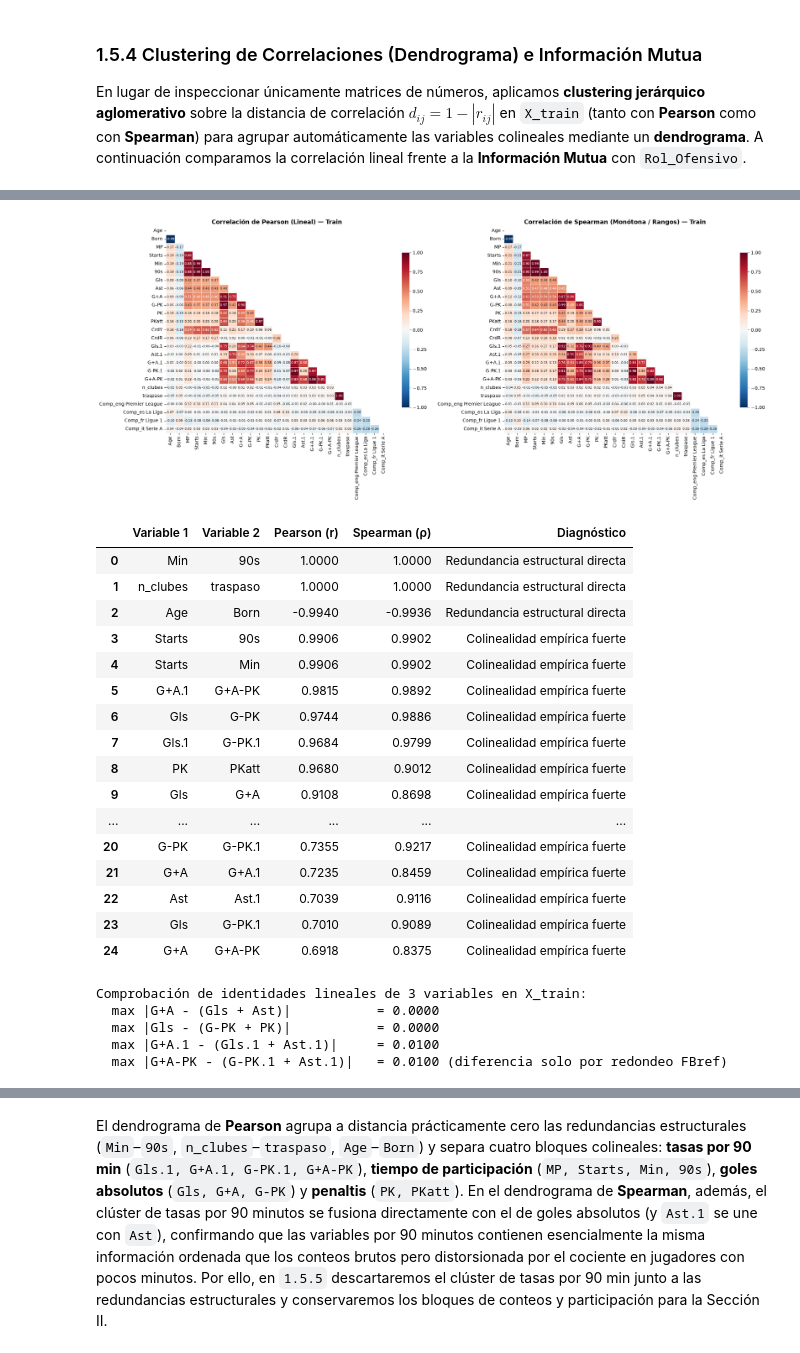
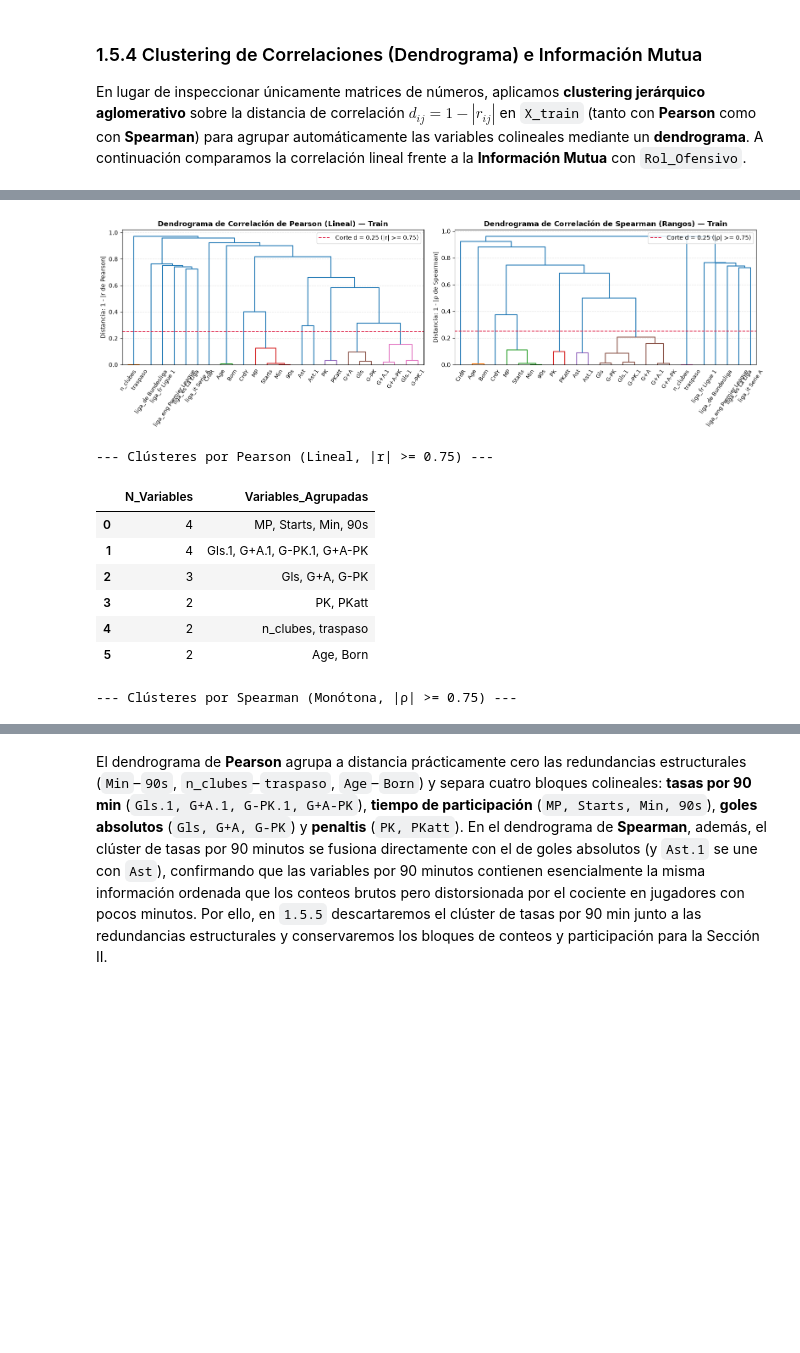
Before and after one commit to alexalvrz-yeah/Proyecto-Fusball, a Jupyter notebook: fussball.ipynb, the cells around one changed output, grey strips where cells are left out. Saved outputs shown, nothing was run; the diff lists cells and outputs as text; code cells hidden in the pictures; blank space fills up the shorter version.

```diff
--- a/fussball.ipynb
+++ b/fussball.ipynb
@@ -403,8 +419,3 @@ En el caso de *Comp*, vamos a hacer *one hot encoding* porque queremos saber a q
 En el de *Pos* lo que haremos es convertirla en una binaria, queremos saber si el jugador juega de delantero (tiene FW o alguna combinación que lo incluya) o no. Arriba hemos visto que los que contienen *foward* son FW, MFFW, FWMF y DFFW, serán 1. El resto serán 0.
 
 Hagamos las transformaciones:
-# %%
-df_filtrado = pd.get_dummies(df_filtrado, columns=['Comp'], dtype=int, drop_first=True) # perdemos bundesliga
-# pero si no perteneces a ninguna de las cuatro ligas representadas por el dummy, eres de la bundesliga
-# no pierdes info ni eres redundante asi
-df_filtrado.head()
@@ -461,8 +464,5 @@ Disponemos de 2181 jugadores y 26 atributos.
 # %% [markdown]
 Hemos reducido bastantes dimensiones, teniendo en cuenta que luego vamos a quitar más.
-# %%
-cols = ["Comp_eng Premier League","Comp_es La Liga","Comp_fr Ligue 1","Comp_it Serie A","Rol_Ofensivo","traspaso"]
-df_filtrado[cols] = df_filtrado[cols].astype('category')
 # %% [markdown]
 ## 1.5 EDA
 
@@ -982,10 +985,9 @@ Diferencia máxima |G+A-PK - (G-PK.1 + Ast.1)|: 0.01
 # %% [markdown]
 #### 1.5.3.15 `Comp` y `traspaso` *(y `n_clubes`)*
 # %%
-# 1.5.3.15 Comp (Liga) y traspaso (y comprobación de equivalencia con n_clubes)
 print('¿Son n_clubes y traspaso 100% equivalentes en Train?:', (X_train['n_clubes'] == (X_train['traspaso'].astype(int) + 1)).all())
 
-comp_cols = ['Comp_eng Premier League', 'Comp_es La Liga', 'Comp_fr Ligue 1', 'Comp_it Serie A']
+comp_cols = ['liga_eng Premier League', 'liga_es La Liga', 'liga_fr Ligue 1', 'liga_it Serie A']
 liga_train = pd.Series('de Bundesliga', index=X_train.index, name='Liga')
 for cc in comp_cols:
     liga_train.loc[X_train[cc].astype(int) == 1] = cc.replace('Comp_', '')
@@ -1043,30 +1053,30 @@ En lugar de inspeccionar únicamente matrices de números, aplicamos **clusterin
 # %%
-from scipy.cluster.hierarchy import linkage, dendrogram, fcluster
-from scipy.spatial.distance import squareform
-
-# Matriz numérica completa de X_train
-X_train_num = X_train.copy()
+X_train_num = X_train.drop(columns='Comp').copy()
 for c in X_train_num.columns:
     if not pd.api.types.is_numeric_dtype(X_train_num[c]):
+        X_train_num[c] = X_train_num[c].astype(float)
+    elif X_train_num[c].dtype == bool:
         X_train_num[c] = X_train_num[c].astype(int)
 
-corr_pearson = X_train_num.corr(method='pearson')
-corr_spearman = X_train_num.corr(method='spearman')
+corr_pearson = X_train_num.corr(method='pearson').fillna(0)
+corr_spearman = X_train_num.corr(method='spearman').fillna(0)
 
-# Distancias de correlación d(i, j) = 1 - |r_ij|
+# d(i, j) = 1 - |r_ij|
 dist_p = 1 - np.abs(corr_pearson.values)
 dist_s = 1 - np.abs(corr_spearman.values)
+dist_p = (dist_p + dist_p.T) / 2
+dist_s = (dist_s + dist_s.T) / 2
 np.fill_diagonal(dist_p, 0)
 np.fill_diagonal(dist_s, 0)
 
-Z_pearson = linkage(squareform(np.clip(dist_p, 0, None)), method='average')
-Z_spearman = linkage(squareform(np.clip(dist_s, 0, None)), method='average')
+Z_pearson = linkage(squareform(np.clip(dist_p, 0, None), checks=False), method='average')
+Z_spearman = linkage(squareform(np.clip(dist_s, 0, None), checks=False), method='average')
 umbral_dist = 0.25  # equivale a correlación media |r| >= 0.75 dentro del clúster
 
-# Dendrogramas comparativos (Pearson vs. Spearman)
+# dendogramas
 fig, axes = plt.subplots(1, 2, figsize=(16, 5.2))
 
-dendrogram(Z_pearson, labels=X_train_num.columns, leaf_rotation=55, leaf_font_size=9,
+dendrogram(Z_pearson, labels=X_train_num.columns.tolist(), leaf_rotation=55, leaf_font_size=9,
            color_threshold=umbral_dist, ax=axes[0])
 axes[0].axhline(umbral_dist, color='crimson', linestyle='--', linewidth=1.3,
                 label=f'Corte d = {umbral_dist} (|r| >= {1-umbral_dist:.2f})')
@@ -1074,62 +1084,42 @@ axes[0].set_ylabel('Distancia: 1 - |r de Pearson|')
 axes[0].set_title('Dendrograma de Correlación de Pearson (Lineal) — Train', fontweight='bold')
 axes[0].legend()
 axes[0].grid(axis='y', linestyle='--', alpha=0.35)
 
-dendrogram(Z_spearman, labels=X_train_num.columns, leaf_rotation=55, leaf_font_size=9,
+dendrogram(Z_spearman, labels=X_train_num.columns.tolist(), leaf_rotation=55, leaf_font_size=9,
            color_threshold=umbral_dist, ax=axes[1])
 axes[1].axhline(umbral_dist, color='crimson', linestyle='--', linewidth=1.3,
                 label=f'Corte d = {umbral_dist} (|ρ| >= {1-umbral_dist:.2f})')
 axes[1].set_ylabel('Distancia: 1 - |ρ de Spearman|')
 axes[1].set_title('Dendrograma de Correlación de Spearman (Rangos) — Train', fontweight='bold')
 axes[1].legend()
 axes[1].grid(axis='y', linestyle='--', alpha=0.35)
 
 plt.tight_layout()
 plt.show()
 
-# Tabla de clústeres formados en Pearson y en Spearman al cortar en d = 0.25 (|r| >= 0.75)
+# clústeres formados en Pearson y en Spearman al cortar en d = 0.25 (|r| >= 0.75)
 cl_p = fcluster(Z_pearson, t=umbral_dist, criterion='distance')
 cl_s = fcluster(Z_spearman, t=umbral_dist, criterion='distance')
 
 for nombre, cl in [('Clústeres por Pearson (Lineal, |r| >= 0.75)', cl_p),
                    ('Clústeres por Spearman (Monótona, |ρ| >= 0.75)', cl_s)]:
     df_cl = pd.DataFrame({'Variable': X_train_num.columns, 'Cluster': cl})
     resumen_cl = (
         df_cl.groupby('Cluster')['Variable']
         .agg(N_Variables='count', Variables_Agrupadas=lambda s: ', '.join(s))
         .sort_values('N_Variables', ascending=False)
         .reset_index(drop=True)
     )
     print(f'\n--- {nombre} ---')
     display(resumen_cl[resumen_cl['N_Variables'] > 1])
-
-# Comprobación algebraica de identidades lineales exactas de 3 variables
-print('\nComprobación de identidades lineales de 3 variables en X_train:')
-print(f"  max |G+A - (Gls + Ast)|         = {(X_train_num['G+A'] - (X_train_num['Gls'] + X_train_num['Ast'])).abs().max():.4f}")
-print(f"  max |Gls - (G-PK + PK)|         = {(X_train_num['Gls'] - (X_train_num['G-PK'] + X_train_num['PK'])).abs().max():.4f}")
-print(f"  max |G+A.1 - (Gls.1 + Ast.1)|   = {(X_train_num['G+A.1'] - (X_train_num['Gls.1'] + X_train_num['Ast.1'])).abs().max():.4f}")
-print(f"  max |G+A-PK - (G-PK.1 + Ast.1)| = {(X_train_num['G+A-PK'] - (X_train_num['G-PK.1'] + X_train_num['Ast.1'])).abs().max():.4f}")
 # %% [output]
-[figure, old version]
+[figure, new version]
+--- Clústeres por Pearson (Lineal, |r| >= 0.75) ---
-|  | Variable 1 | Variable 2 | Pearson (r) | Spearman (ρ) | Diagnóstico |
-| 0 | Min | 90s | 1.0000 | 1.0000 | Redundancia estructural directa |
-| 1 | n_clubes | traspaso | 1.0000 | 1.0000 | Redundancia estructural directa |
-| 2 | Age | Born | -0.9940 | -0.9936 | Redundancia estructural directa |
-| 3 | Starts | 90s | 0.9906 | 0.9902 | Colinealidad empírica fuerte |
-| 4 | Starts | Min | 0.9906 | 0.9902 | Colinealidad empírica fuerte |
-| 5 | G+A.1 | G+A-PK | 0.9815 | 0.9892 | Colinealidad empírica fuerte |
-| 6 | Gls | G-PK | 0.9744 | 0.9886 | Colinealidad empírica fuerte |
-| 7 | Gls.1 | G-PK.1 | 0.9684 | 0.9799 | Colinealidad empírica fuerte |
-| 8 | PK | PKatt | 0.9680 | 0.9012 | Colinealidad empírica fuerte |
-| 9 | Gls | G+A | 0.9108 | 0.8698 | Colinealidad empírica fuerte |
-| ... | ... | ... | ... | ... | ... |
-| 20 | G-PK | G-PK.1 | 0.7355 | 0.9217 | Colinealidad empírica fuerte |
-| 21 | G+A | G+A.1 | 0.7235 | 0.8459 | Colinealidad empírica fuerte |
-| 22 | Ast | Ast.1 | 0.7039 | 0.9116 | Colinealidad empírica fuerte |
-| 23 | Gls | G-PK.1 | 0.7010 | 0.9089 | Colinealidad empírica fuerte |
-| 24 | G+A | G+A-PK | 0.6918 | 0.8375 | Colinealidad empírica fuerte |
+|  | N_Variables | Variables_Agrupadas |
+| 0 | 4 | MP, Starts, Min, 90s |
+| 1 | 4 | Gls.1, G+A.1, G-PK.1, G+A-PK |
+| 2 | 3 | Gls, G+A, G-PK |
+| 3 | 2 | PK, PKatt |
+| 4 | 2 | n_clubes, traspaso |
+| 5 | 2 | Age, Born |
-Comprobación de identidades lineales de 3 variables en X_train:
-  max |G+A - (Gls + Ast)|           = 0.0000
-  max |Gls - (G-PK + PK)|           = 0.0000
-  max |G+A.1 - (Gls.1 + Ast.1)|     = 0.0100
-  max |G+A-PK - (G-PK.1 + Ast.1)|   = 0.0100 (diferencia solo por redondeo FBref)
+--- Clústeres por Spearman (Monótona, |ρ| >= 0.75) ---
```
Also changed, not shown: parts of 123 cells of this notebook.
